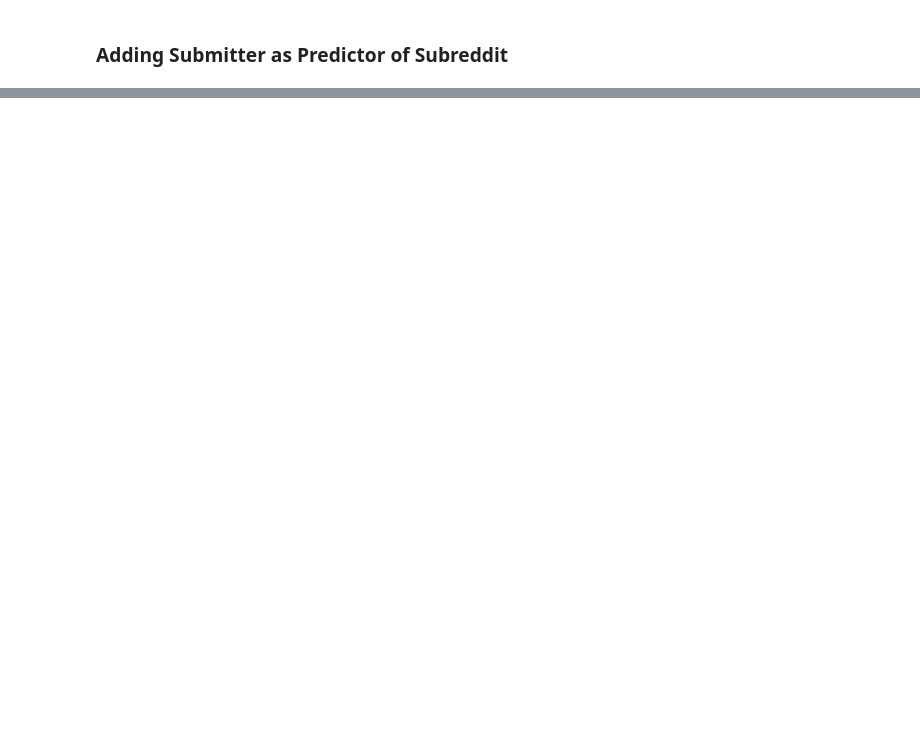
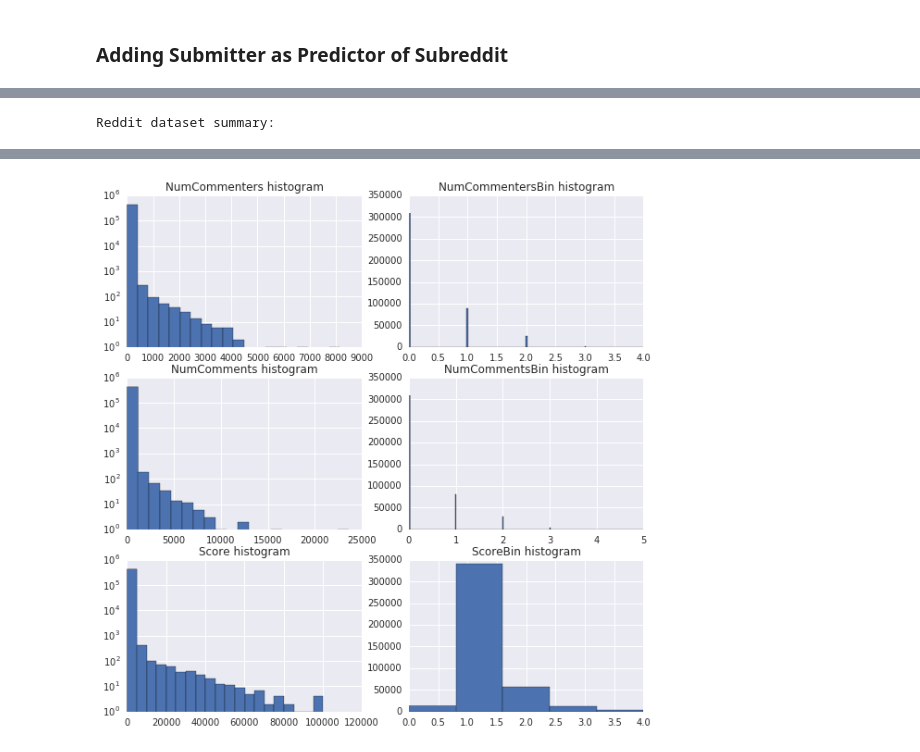
Before and after one commit to GoogleCloudPlatform/dataflow-opinion-analysis, a Jupyter notebook: models/RedditEngagement.ipynb, the cells around one changed output, grey strips where cells are left out. Cells and saved outputs as stored; diff of their text form; code cells hidden in the pictures; blank space fills up the shorter version.

```diff
--- a/models/RedditEngagement.ipynb
+++ b/models/RedditEngagement.ipynb
@@ -1596,0 +1775,6 @@ Test data loss: 0.987; top 1 accuracy: 0.723; top 5 accuracy: 0.917;
+# %%
+current_learning_goal = 'CommentsClassification'
+current_sample_frac = 0.4
+set_columns_for_goal()
+reddit_df = get_bq_data_for_goal()
+(training_features, training_labels,validation_features, validation_labels) = create_train_test_features_labels()
@@ -1596,0 +1788,39 @@ Test data loss: 0.987; top 1 accuracy: 0.723; top 5 accuracy: 0.917;
+# %%
+print("Reddit dataset summary:")
+
+display.display(reddit_df.describe())
+
+if current_learning_goal == "CommentsRegression" or current_learning_goal == "CommentsClassification":
+
+  plt.figure(figsize=(10,10))
+  plt.subplot(321)
+  plt.hist(reddit_df["NumCommenters"],bins=20)
+  plt.yscale('log')
+  plt.title("NumCommenters histogram")
+
+  plt.subplot(322)
+  plt.hist(pd.to_numeric(reddit_df["NumCommentersBin"], errors='coerce'),bins='auto')
+  plt.title("NumCommentersBin histogram")
+
+  plt.subplot(323)
+  plt.hist(reddit_df["NumComments"],bins=20)
+  plt.yscale('log')
+  plt.title("NumComments histogram")
+
+  plt.subplot(324)
+  plt.hist(pd.to_numeric(reddit_df["NumCommentsBin"], errors='coerce'),bins='auto')
+  plt.title("NumCommentsBin histogram")
+
+  plt.subplot(325)
+  plt.hist(reddit_df["Score"],bins=20)
+  plt.yscale('log')
+  plt.title("Score histogram")
+
+  plt.subplot(326)
+  plt.hist(pd.to_numeric(reddit_df["ScoreBin"], errors='coerce'),bins=5)
+  plt.title("ScoreBin histogram")
+
+
+  plt.show()
+# %% [output]
+Reddit dataset summary:
@@ -1596,0 +1836 @@ Test data loss: 0.987; top 1 accuracy: 0.723; top 5 accuracy: 0.917;
+[figure, added]
```
Also changed, not shown: parts of 27 cells of this notebook.
